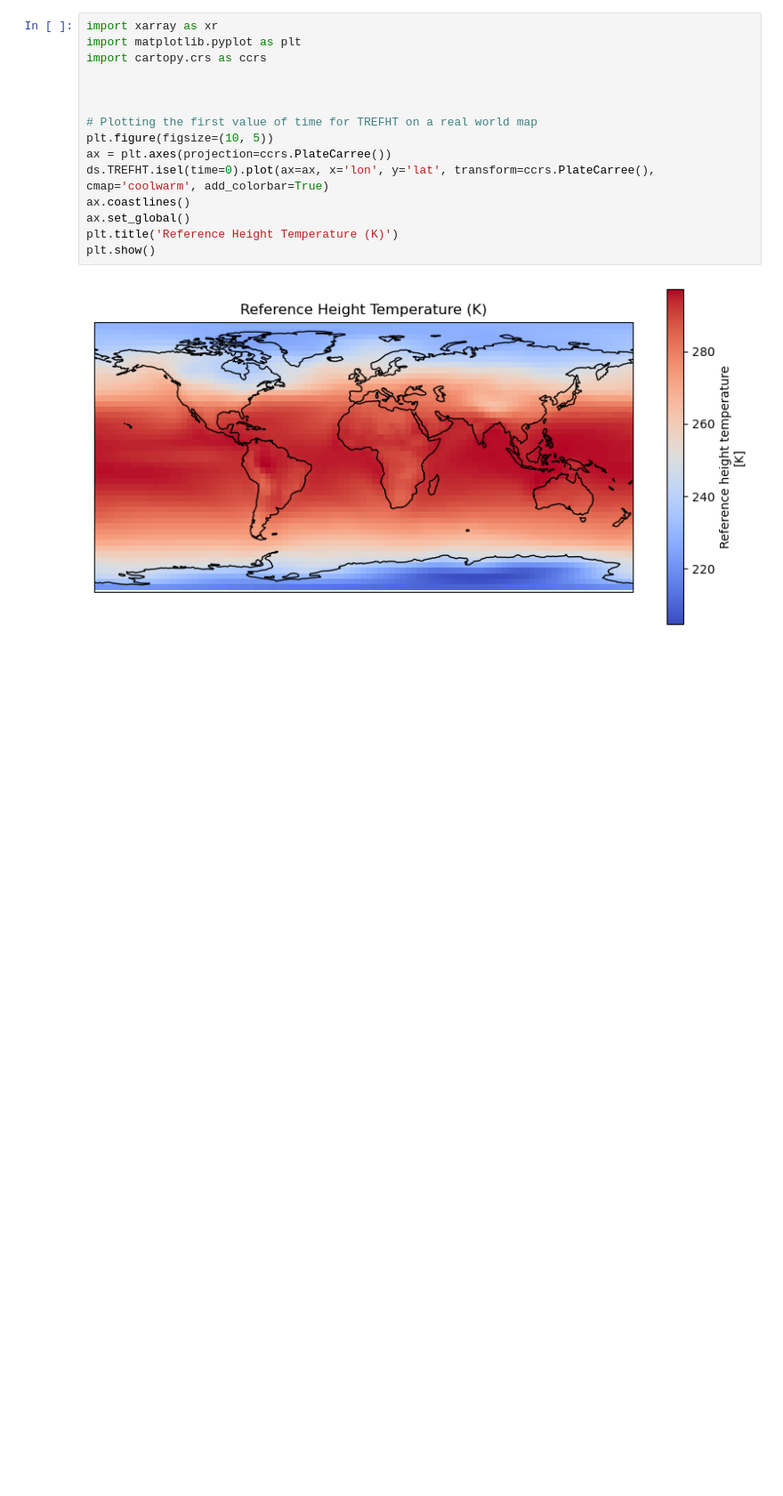
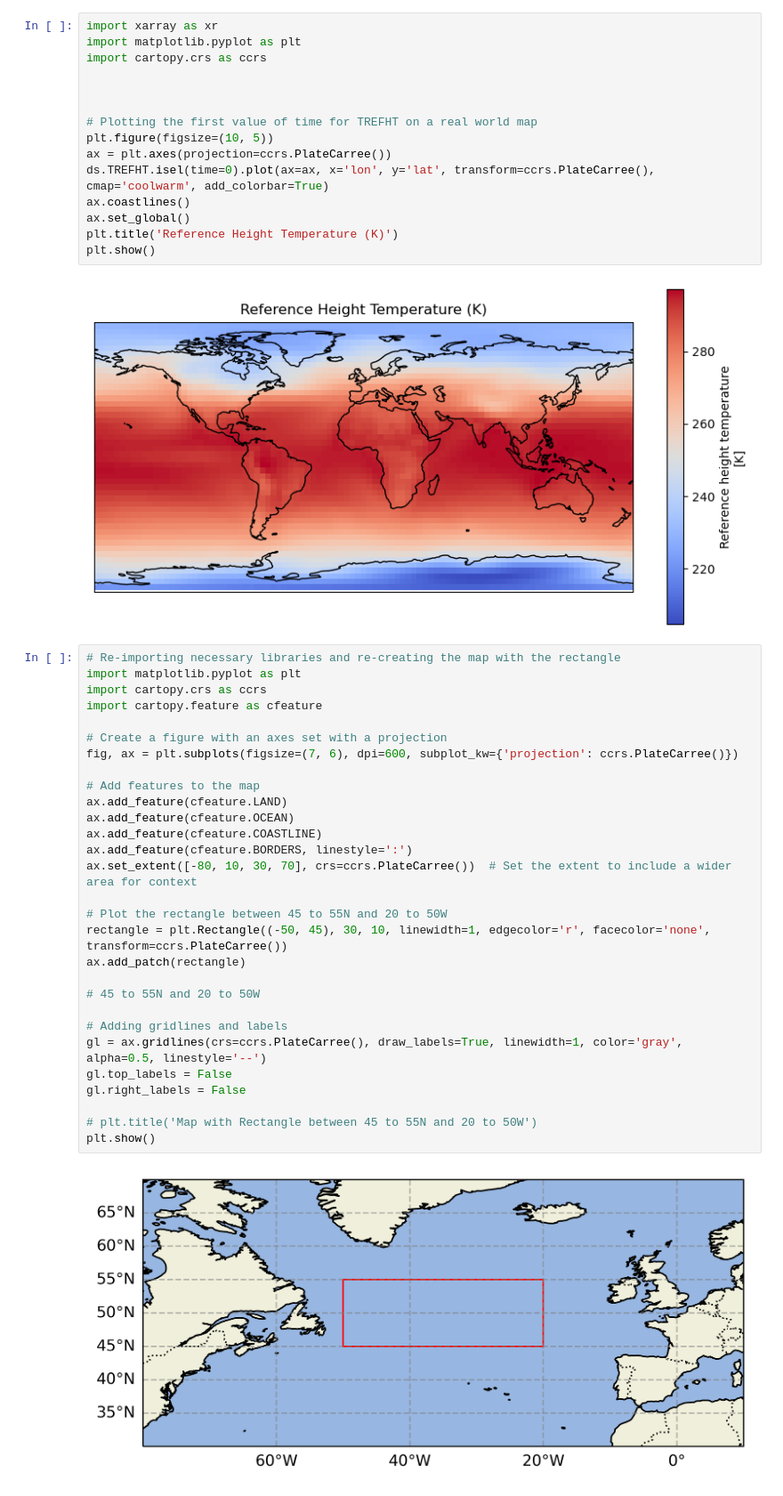
Before and after one commit to Peisong-Zheng/Paleoclimate_causality, a Jupyter notebook: CCSM4_data_processing.ipynb, the cells around one changed output. Shown at 89% size. Saved outputs shown, nothing was run; the diff lists cells and outputs as text; blank space fills up the shorter version.

```diff
--- a/CCSM4_data_processing.ipynb
+++ b/CCSM4_data_processing.ipynb
@@ -84,3 +95,34 @@ plt.title('Reference Height Temperature (K)')
 plt.show()
 # %% [output]
 [figure]
+# %%
+# Re-importing necessary libraries and re-creating the map with the rectangle
+import matplotlib.pyplot as plt
+import cartopy.crs as ccrs
+import cartopy.feature as cfeature
+
+# Create a figure with an axes set with a projection
+fig, ax = plt.subplots(figsize=(7, 6), dpi=600, subplot_kw={'projection': ccrs.PlateCarree()})
+
+# Add features to the map
+ax.add_feature(cfeature.LAND)
+ax.add_feature(cfeature.OCEAN)
+ax.add_feature(cfeature.COASTLINE)
+ax.add_feature(cfeature.BORDERS, linestyle=':')
+ax.set_extent([-80, 10, 30, 70], crs=ccrs.PlateCarree())  # Set the extent to include a wider area for context
+
+# Plot the rectangle between 45 to 55N and 20 to 50W
+rectangle = plt.Rectangle((-50, 45), 30, 10, linewidth=1, edgecolor='r', facecolor='none', transform=ccrs.PlateCarree())
+ax.add_patch(rectangle)
+
+# 45 to 55N and 20 to 50W
+
+# Adding gridlines and labels
+gl = ax.gridlines(crs=ccrs.PlateCarree(), draw_labels=True, linewidth=1, color='gray', alpha=0.5, linestyle='--')
+gl.top_labels = False
+gl.right_labels = False
+
+# plt.title('Map with Rectangle between 45 to 55N and 20 to 50W')
+plt.show()
+# %% [output]
+[figure, added]
```
Also changed, not shown: parts of 11 cells of this notebook, 7 other files.
